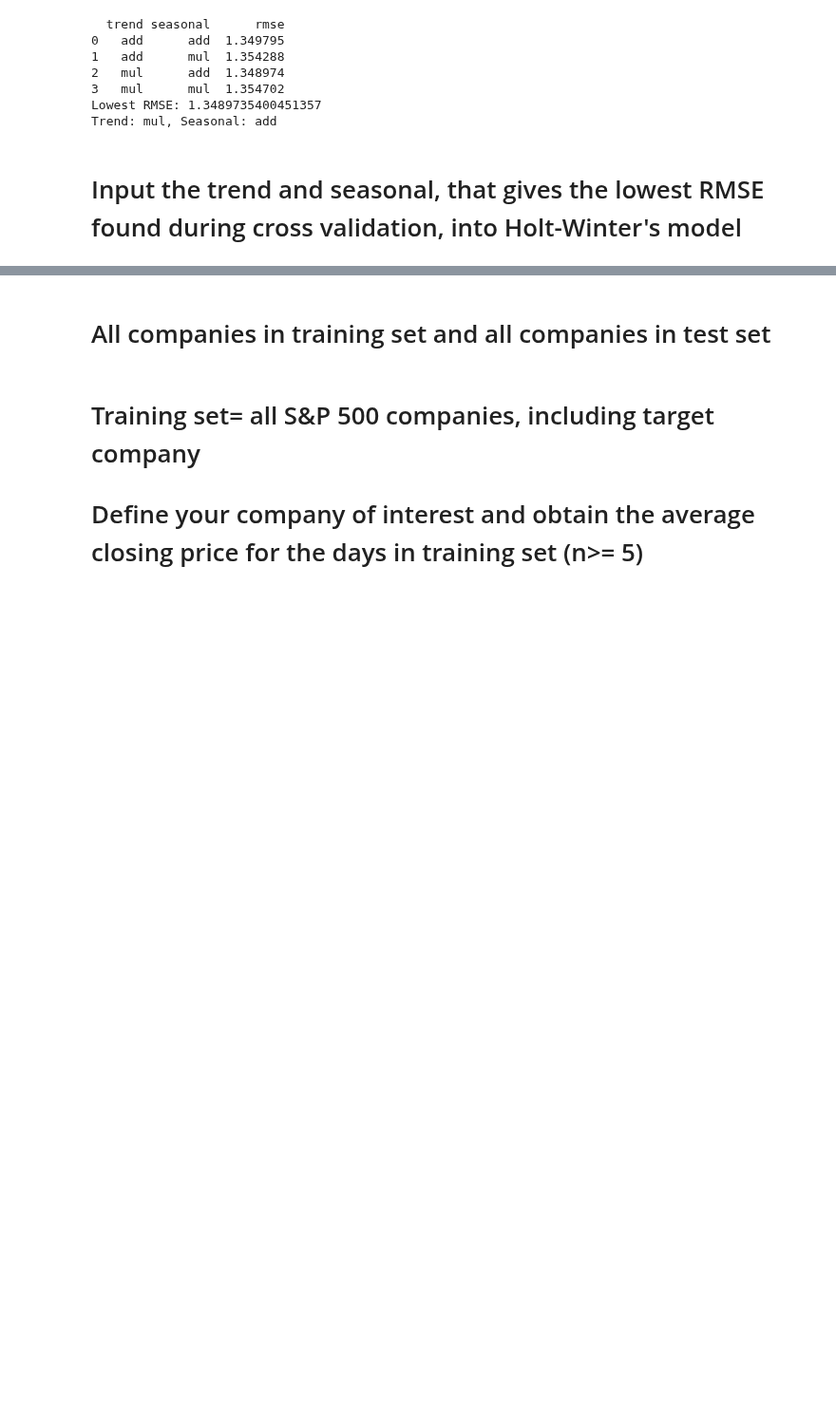
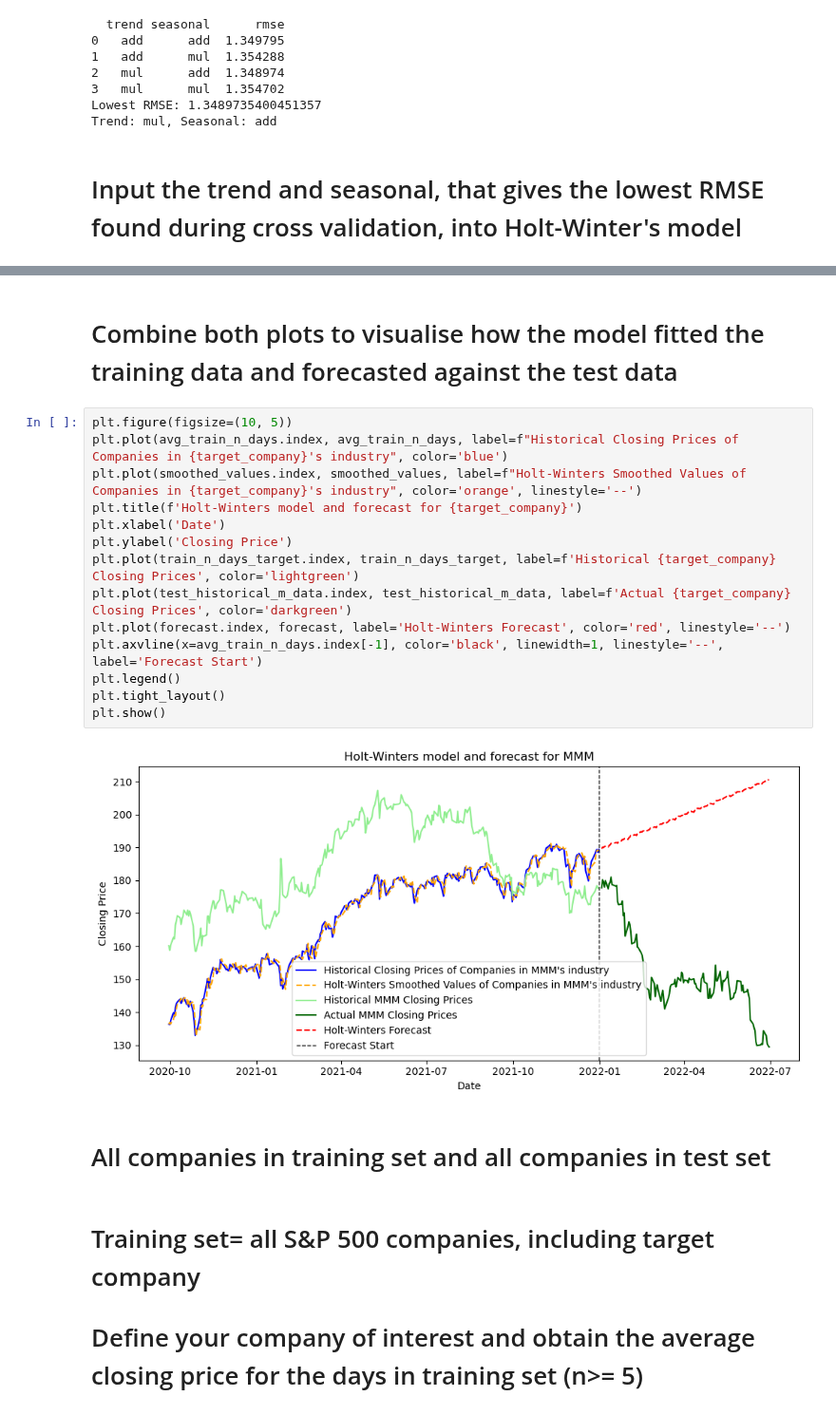
Before and after one commit to yothisisash/IT1244-Stock-Market, a Jupyter notebook: holt_winters_all_and_some_companies_v2.ipynb, the cells around one changed output, grey strips where cells are left out. Shown at 95% size. Cells and saved outputs as stored; diff of their text form; blank space fills up the shorter version.

```diff
--- a/holt_winters_all_and_some_companies_v2.ipynb
+++ b/holt_winters_all_and_some_companies_v2.ipynb
@@ -302,3 +281,21 @@ MAPE between smoothed values and actual closing prices: 1.19%
+# %% [markdown]
+# Combine both plots to visualise how the model fitted the training data and forecasted against the test data
+# %%
+plt.figure(figsize=(10, 5))
+plt.plot(avg_train_n_days.index, avg_train_n_days, label=f"Historical Closing Prices of Companies in {target_company}'s industry", color='blue')
+plt.plot(smoothed_values.index, smoothed_values, label=f"Holt-Winters Smoothed Values of Companies in {target_company}'s industry", color='orange', linestyle='--')
+plt.title(f'Holt-Winters model and forecast for {target_company}')
+plt.xlabel('Date')
+plt.ylabel('Closing Price')
+plt.plot(train_n_days_target.index, train_n_days_target, label=f'Historical {target_company} Closing Prices', color='lightgreen')
+plt.plot(test_historical_m_data.index, test_historical_m_data, label=f'Actual {target_company} Closing Prices', color='darkgreen')
+plt.plot(forecast.index, forecast, label='Holt-Winters Forecast', color='red', linestyle='--')
+plt.axvline(x=avg_train_n_days.index[-1], color='black', linewidth=1, linestyle='--', label='Forecast Start')
+plt.legend()
+plt.tight_layout()
+plt.show()
+# %% [output]
+[figure, added]
 # %% [markdown]
 # All companies in training set and all companies in test set
 # %% [markdown]
```
Also changed, not shown: parts of 26 cells of this notebook, 1 other file.
